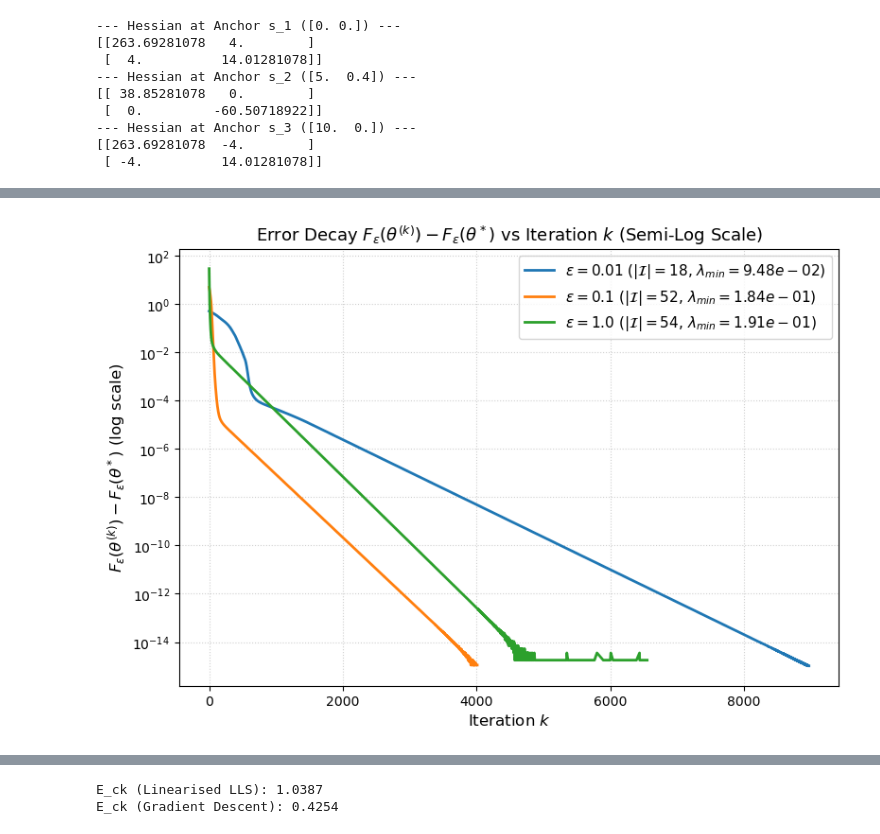
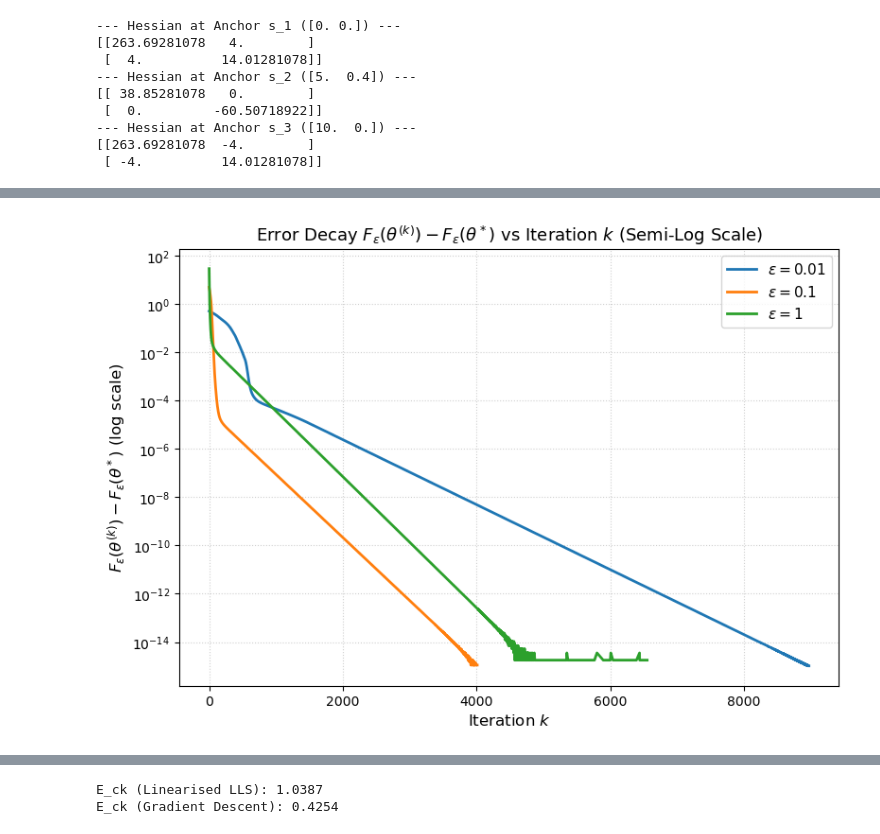
Before and after one commit to db423/Optimisation, a Jupyter notebook: Optimisation_coursework/cw.ipynb, the cells around one changed output, grey strips where cells are left out. Saved outputs shown, nothing was run; the diff lists cells and outputs as text; code cells hidden in the pictures.

```diff
--- a/Optimisation_coursework/cw.ipynb
+++ b/Optimisation_coursework/cw.ipynb
@@ -338,11 +338,11 @@ def gd_huber_history(A, b, eps, stepsize, tol=1e-8, max_iter=200000):
 sigma_max = np.linalg.norm(A, 2)
 t_step = 1.0 / (sigma_max**2)
 
-eps_target = [1e-2, 1e-1, 1.0]
+eps_target = [10**-2, 10**-1, 1]
 
 plt.figure(figsize=(9, 6))
 
-print(f"{'eps':<10} {'|I| (Inliers)':<15} {'lambda_min(A_I^T A_I)':<25}")
+print(f"{'eps':<100} {'|I| (Inliers)':<1} {'lambda_min(A_I^T A_I)':<25}")
 print("-" * 50)
 
 for ep in eps_target:
@@ -361,7 +361,7 @@ for ep in eps_target:
     hessian_I = A_I.T @ A_I
     lambda_min = np.min(np.linalg.eigvalsh(hessian_I))
 
-    print(f"{ep:<10.2e} {I_size:<15} {lambda_min:<25.6e}")
+    print(f"{ep:<10.1e} {I_size:<15} {lambda_min:<25.6e}")
 
     # Compute F_eps(theta^k) - F_eps(theta*)
     error_decay = history - F_star
@@ -372,7 +372,7 @@ for ep in eps_target:
     decay_values = error_decay[valid_k]
 
     # Plot on semi-log scale (y-axis log, x-axis linear)
-    plt.semilogy(k_axis, decay_values, label=rf'$\epsilon = {ep}$ ($|\mathcal{{I}}|={I_size}$, $\lambda_{{min}}={lambda_min:.2e}$)', linewidth=2)
+    plt.semilogy(k_axis, decay_values, label=rf'$\epsilon = {ep}$', linewidth=2)
 
 plt.xlabel('Iteration $k$', fontsize=12)
 plt.ylabel(r'$F_\epsilon(\theta^{(k)}) - F_\epsilon(\theta^*)$ (log scale)', fontsize=12)
@@ -389,4 +389,4 @@ eps        |I| (Inliers)   lambda_min(A_I^T A_I)
-[figure, old version]
+[figure, new version]
 # %%
 def gradient_descent_gt(t_idx, p_init, anchors, ranges, stepsize=1e-3, tol=1e-6, max_iter=10000):
     p = p_init.copy()
```
Also changed, not shown: parts of 4 cells of this notebook, 5 other files.
